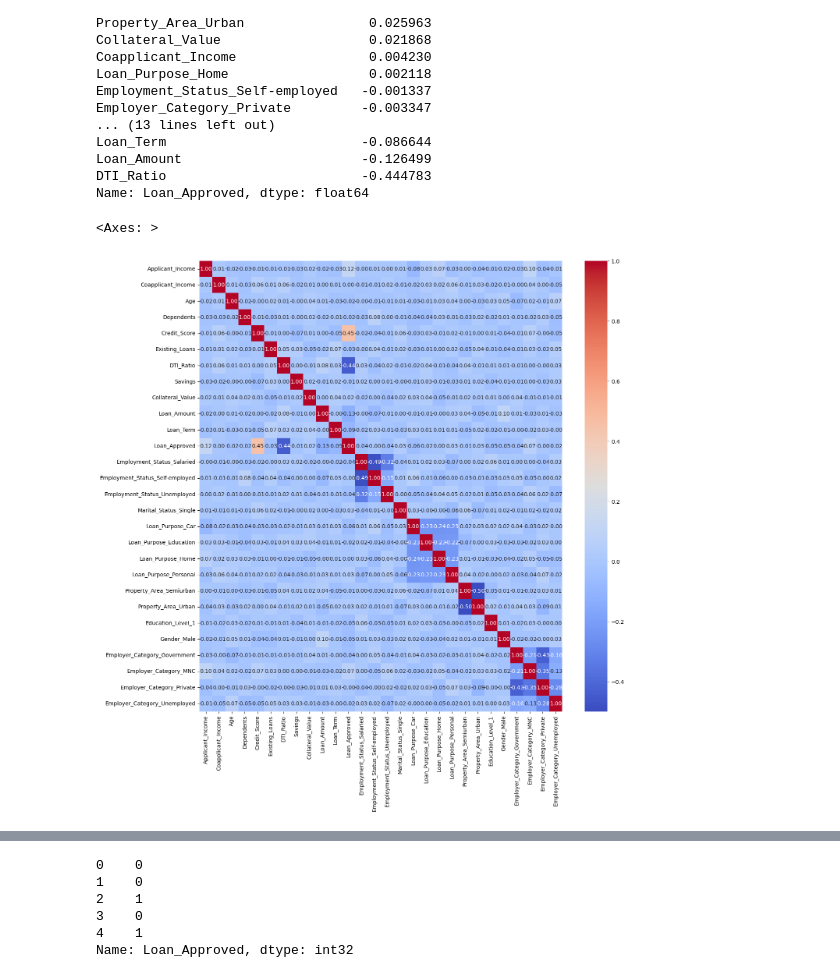
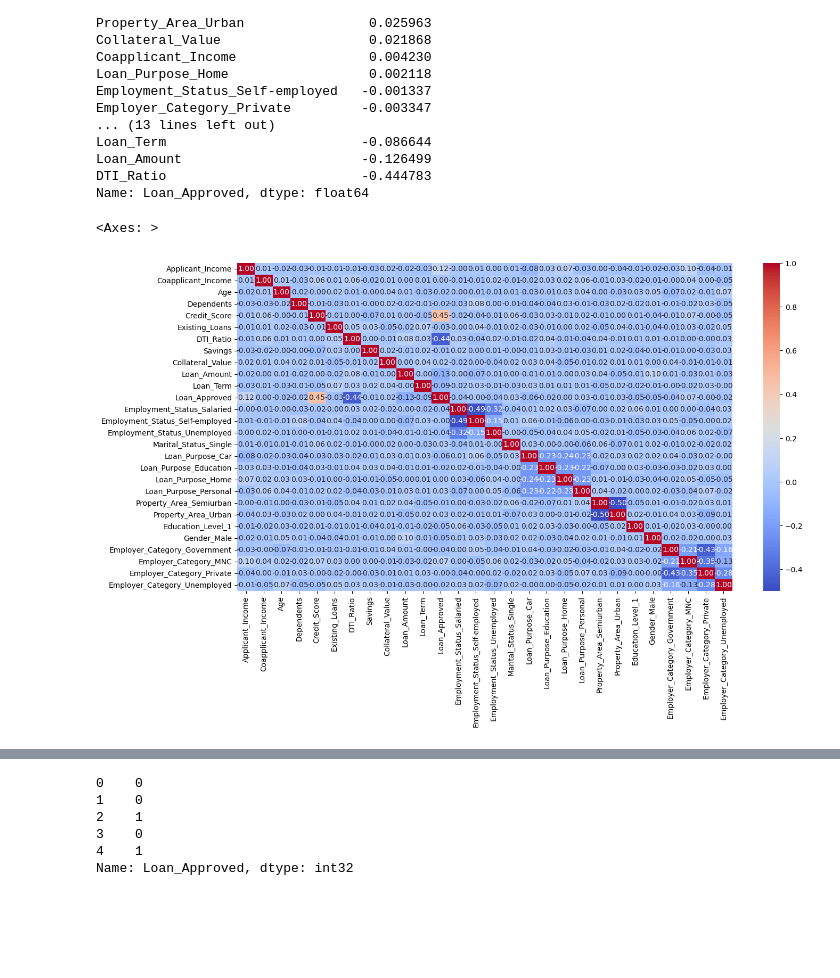
Before and after one commit to dnyanu-5/Credit-Wise-Loan-System, a Jupyter notebook: notebook/LoanSystem.ipynb, the cells around one changed output, grey strips where cells are left out. Saved outputs shown, nothing was run; the diff lists cells and outputs as text; code cells hidden in the pictures; blank space fills up the shorter version.

```diff
--- a/notebook/LoanSystem.ipynb
+++ b/notebook/LoanSystem.ipynb
@@ -313,13 +327,13 @@ Loan_Amount                       -0.126499
 DTI_Ratio                         -0.444783
 Name: Loan_Approved, dtype: float64
 # %%
-plt.figure(figsize=(15,15))
+plt.figure(figsize=(15,8))
 sns.heatmap(
     num_data.corr(),
     annot=True,
     fmt=".2f",
     cmap="coolwarm"
 )
 # %% [output]
 <Axes: >
-[figure, old version]
+[figure, new version]
```
Also changed, not shown: parts of 20 cells of this notebook.
